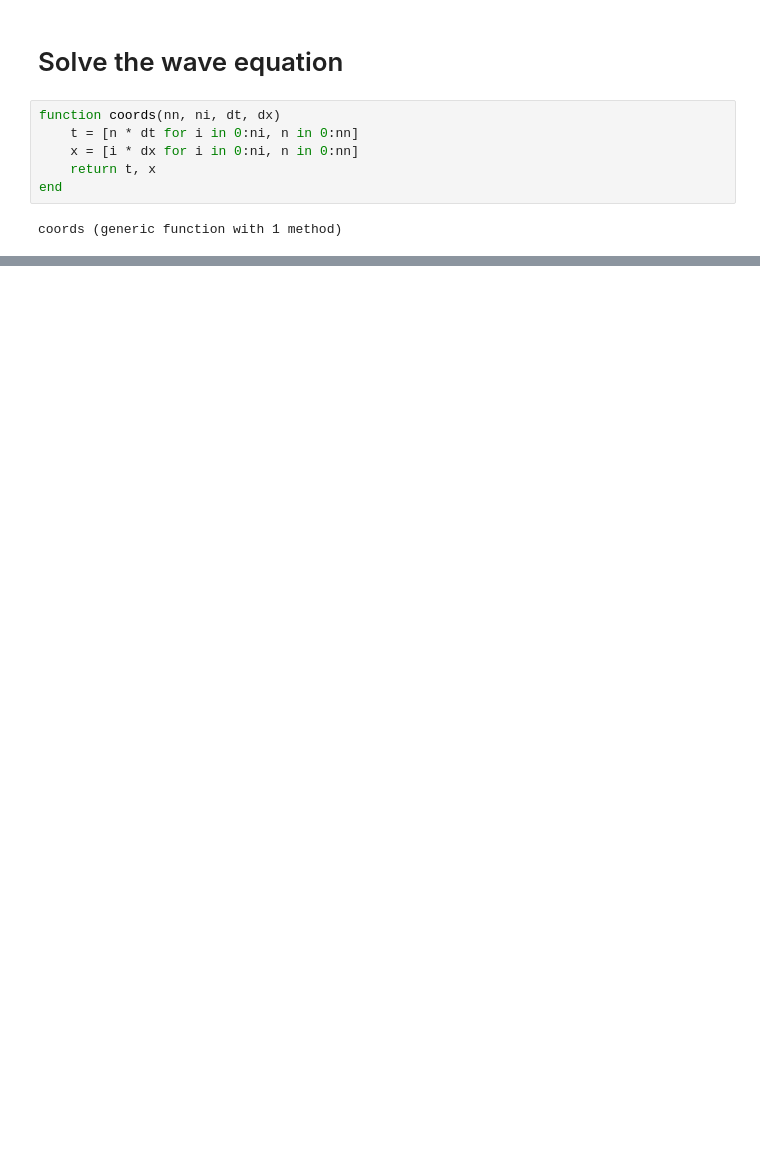
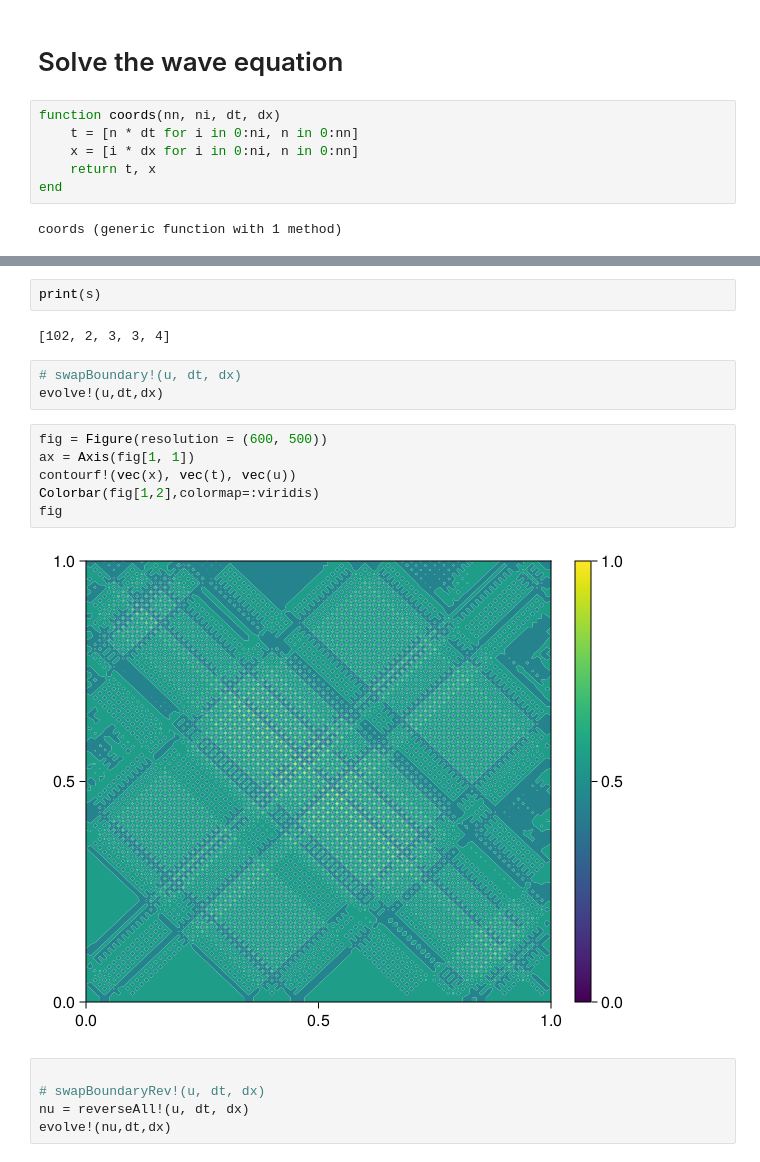
Before and after one commit to ColeLovesSpace/WaveEquation, a Jupyter notebook: WaveEquation2023-230202-091938.ipynb, the cells around one changed output, grey strips where cells are left out. Saved outputs shown, nothing was run; the diff lists cells and outputs as text; blank space fills up the shorter version.

```diff
--- a/WaveEquation2023-230202-091938.ipynb
+++ b/WaveEquation2023-230202-091938.ipynb
@@ -35,0 +162,20 @@ fig
+# %%
+print(s)
+# %% [output]
+[102, 2, 3, 3, 4]
+# %%
+# swapBoundary!(u, dt, dx)
+evolve!(u,dt,dx)
+# %%
+fig = Figure(resolution = (600, 500))
+ax = Axis(fig[1, 1])
+contourf!(vec(x), vec(t), vec(u))
+Colorbar(fig[1,2],colormap=:viridis)
+fig
+# %% [output]
+[figure, added]
+# %%
+
+# swapBoundaryRev!(u, dt, dx)
+nu = reverseAll!(u, dt, dx)
+evolve!(nu,dt,dx)
```
Also changed, not shown: parts of 21 cells of this notebook, 1 other file.
